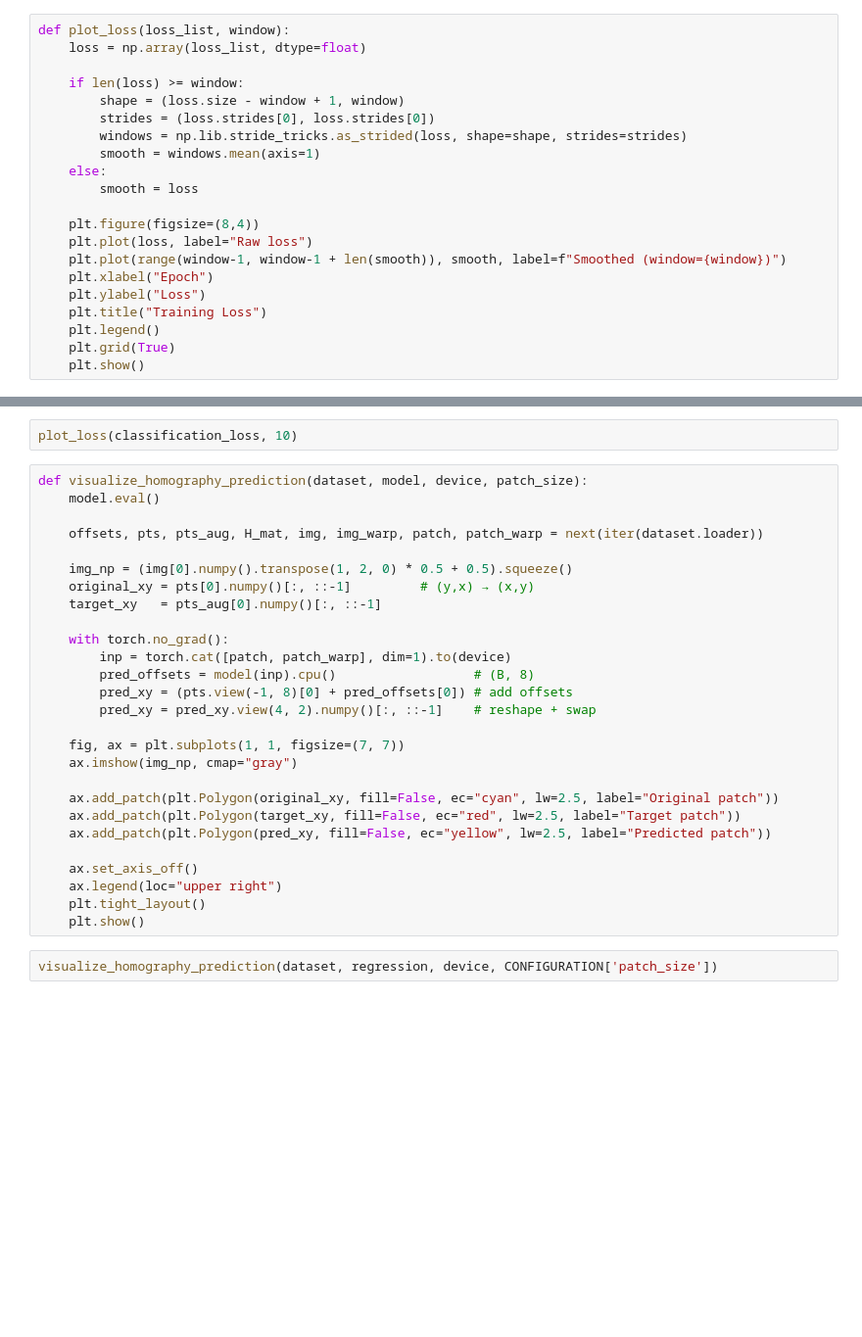
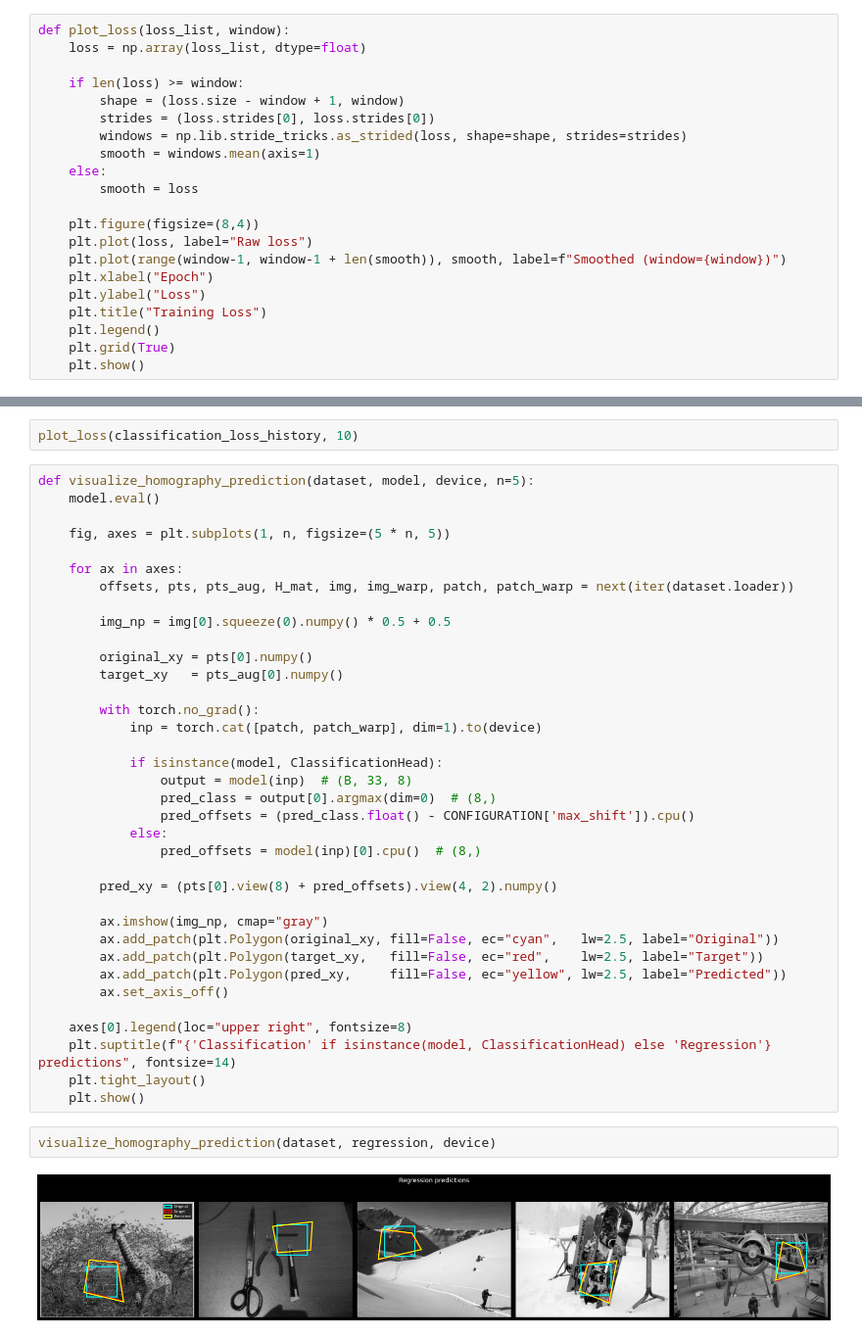
Before and after one commit to korunoskandrea/RV, a Jupyter notebook: vaja_01/homography.ipynb, the cells around one changed output, grey strips where cells are left out. Shown at 98% size. Cells and saved outputs as stored; diff of their text form; blank space fills up the shorter version.

```diff
--- a/vaja_01/homography.ipynb
+++ b/vaja_01/homography.ipynb
@@ -438,32 +438,43 @@ plot_loss(regression_loss, 10)
 # %%
-plot_loss(classification_loss, 10)
+plot_loss(classification_loss_history, 10)
 # %%
-def visualize_homography_prediction(dataset, model, device, patch_size):
+def visualize_homography_prediction(dataset, model, device, n=5):
     model.eval()
 
-    offsets, pts, pts_aug, H_mat, img, img_warp, patch, patch_warp = next(iter(dataset.loader))
+    fig, axes = plt.subplots(1, n, figsize=(5 * n, 5))
 
-    img_np = (img[0].numpy().transpose(1, 2, 0) * 0.5 + 0.5).squeeze()
-    original_xy = pts[0].numpy()[:, ::-1]         # (y,x) → (x,y)
-    target_xy   = pts_aug[0].numpy()[:, ::-1]
+    for ax in axes:
+        offsets, pts, pts_aug, H_mat, img, img_warp, patch, patch_warp = next(iter(dataset.loader))
 
-    with torch.no_grad():
-        inp = torch.cat([patch, patch_warp], dim=1).to(device)
-        pred_offsets = model(inp).cpu()                  # (B, 8)
-        pred_xy = (pts.view(-1, 8)[0] + pred_offsets[0]) # add offsets
-        pred_xy = pred_xy.view(4, 2).numpy()[:, ::-1]    # reshape + swap
+        img_np = img[0].squeeze(0).numpy() * 0.5 + 0.5
 
-    fig, ax = plt.subplots(1, 1, figsize=(7, 7))
-    ax.imshow(img_np, cmap="gray")
+        original_xy = pts[0].numpy()
+        target_xy   = pts_aug[0].numpy()
 
-    ax.add_patch(plt.Polygon(original_xy, fill=False, ec="cyan", lw=2.5, label="Original patch"))
-    ax.add_patch(plt.Polygon(target_xy, fill=False, ec="red", lw=2.5, label="Target patch"))
-    ax.add_patch(plt.Polygon(pred_xy, fill=False, ec="yellow", lw=2.5, label="Predicted patch"))
+        with torch.no_grad():
+            inp = torch.cat([patch, patch_warp], dim=1).to(device)
 
-    ax.set_axis_off()
-    ax.legend(loc="upper right")
+            if isinstance(model, ClassificationHead):
+                output = model(inp)  # (B, 33, 8)
+                pred_class = output[0].argmax(dim=0)  # (8,)
+                pred_offsets = (pred_class.float() - CONFIGURATION['max_shift']).cpu()
+            else:
+                pred_offsets = model(inp)[0].cpu()  # (8,)
+
+        pred_xy = (pts[0].view(8) + pred_offsets).view(4, 2).numpy()
+
+        ax.imshow(img_np, cmap="gray")
+        ax.add_patch(plt.Polygon(original_xy, fill=False, ec="cyan",   lw=2.5, label="Original"))
+        ax.add_patch(plt.Polygon(target_xy,   fill=False, ec="red",    lw=2.5, label="Target"))
+        ax.add_patch(plt.Polygon(pred_xy,     fill=False, ec="yellow", lw=2.5, label="Predicted"))
+        ax.set_axis_off()
+
+    axes[0].legend(loc="upper right", fontsize=8)
+    plt.suptitle(f"{'Classification' if isinstance(model, ClassificationHead) else 'Regression'} predictions", fontsize=14)
     plt.tight_layout()
     plt.show()
 # %%
-visualize_homography_prediction(dataset, regression, device, CONFIGURATION['patch_size'])
+visualize_homography_prediction(dataset, regression, device)
+# %% [output]
+[figure, added]
 # %%
```
Also changed, not shown: parts of 9 cells of this notebook, 1 other file.
